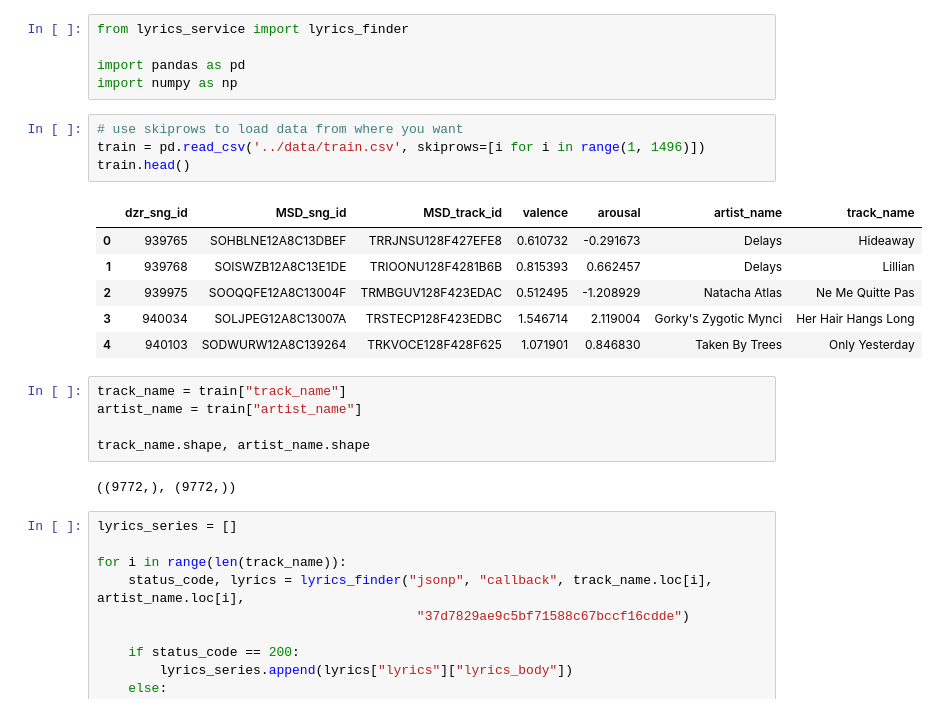
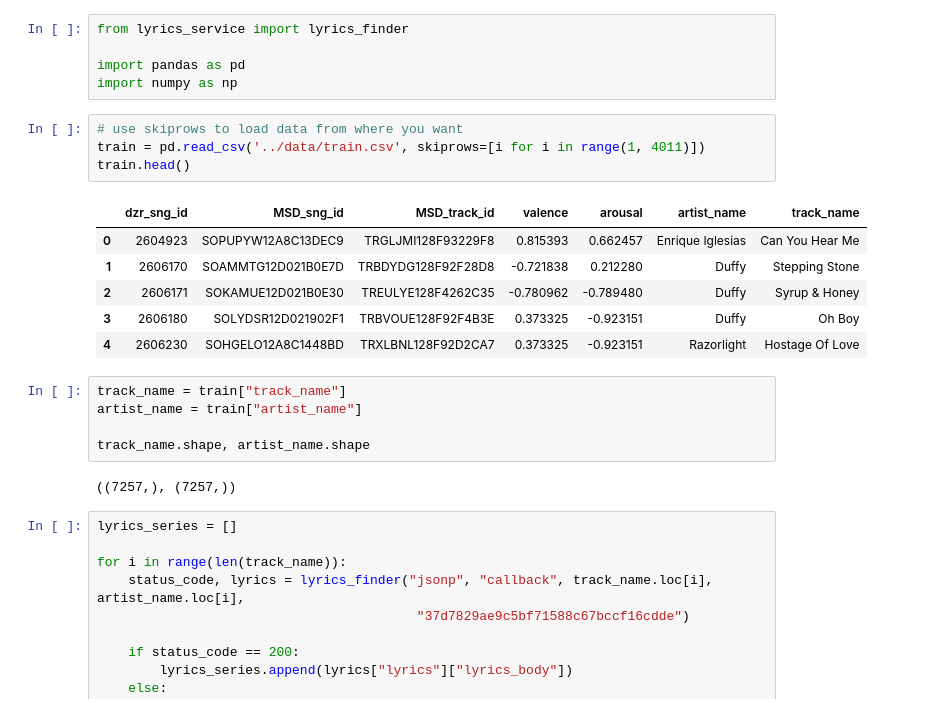
Before and after one commit to martinoywa/MERA, a Jupyter notebook: lyrics/Populate Lyrics.ipynb, the cells around one changed output. Saved outputs shown, nothing was run; the diff lists cells and outputs as text.

```diff
--- a/lyrics/Populate Lyrics.ipynb
+++ b/lyrics/Populate Lyrics.ipynb
@@ -5,22 +5,22 @@ import pandas as pd
 import numpy as np
 # %%
 # use skiprows to load data from where you want
-train = pd.read_csv('../data/train.csv', skiprows=[i for i in range(1, 1496)])
+train = pd.read_csv('../data/train.csv', skiprows=[i for i in range(1, 4011)])
 train.head()
 # %% [output]
 |  | dzr_sng_id | MSD_sng_id | MSD_track_id | valence | arousal | artist_name | track_name |
-| 0 | 939765 | SOHBLNE12A8C13DBEF | TRRJNSU128F427EFE8 | 0.610732 | -0.291673 | Delays | Hideaway |
-| 1 | 939768 | SOISWZB12A8C13E1DE | TRIOONU128F4281B6B | 0.815393 | 0.662457 | Delays | Lillian |
-| 2 | 939975 | SOOQQFE12A8C13004F | TRMBGUV128F423EDAC | 0.512495 | -1.208929 | Natacha Atlas | Ne Me Quitte Pas |
-| 3 | 940034 | SOLJPEG12A8C13007A | TRSTECP128F423EDBC | 1.546714 | 2.119004 | Gorky's Zygotic Mynci | Her Hair Hangs Long |
-| 4 | 940103 | SODWURW12A8C139264 | TRKVOCE128F428F625 | 1.071901 | 0.846830 | Taken By Trees | Only Yesterday |
+| 0 | 2604923 | SOPUPYW12A8C13DEC9 | TRGLJMI128F93229F8 | 0.815393 | 0.662457 | Enrique Iglesias | Can You Hear Me |
+| 1 | 2606170 | SOAMMTG12D021B0E7D | TRBDYDG128F92F28D8 | -0.721838 | 0.212280 | Duffy | Stepping Stone |
+| 2 | 2606171 | SOKAMUE12D021B0E30 | TREULYE128F4262C35 | -0.780962 | -0.789480 | Duffy | Syrup & Honey |
+| 3 | 2606180 | SOLYDSR12D021902F1 | TRBVOUE128F92F4B3E | 0.373325 | -0.923151 | Duffy | Oh Boy |
+| 4 | 2606230 | SOHGELO12A8C1448BD | TRXLBNL128F92D2CA7 | 0.373325 | -0.923151 | Razorlight | Hostage Of Love |
 # %%
 track_name = train["track_name"]
 artist_name = train["artist_name"]
 
 track_name.shape, artist_name.shape
 # %% [output]
-((9772,), (9772,))
+((7257,), (7257,))
 # %%
 lyrics_series = []
 
```
Also changed, not shown: parts of 11 cells of this notebook.
